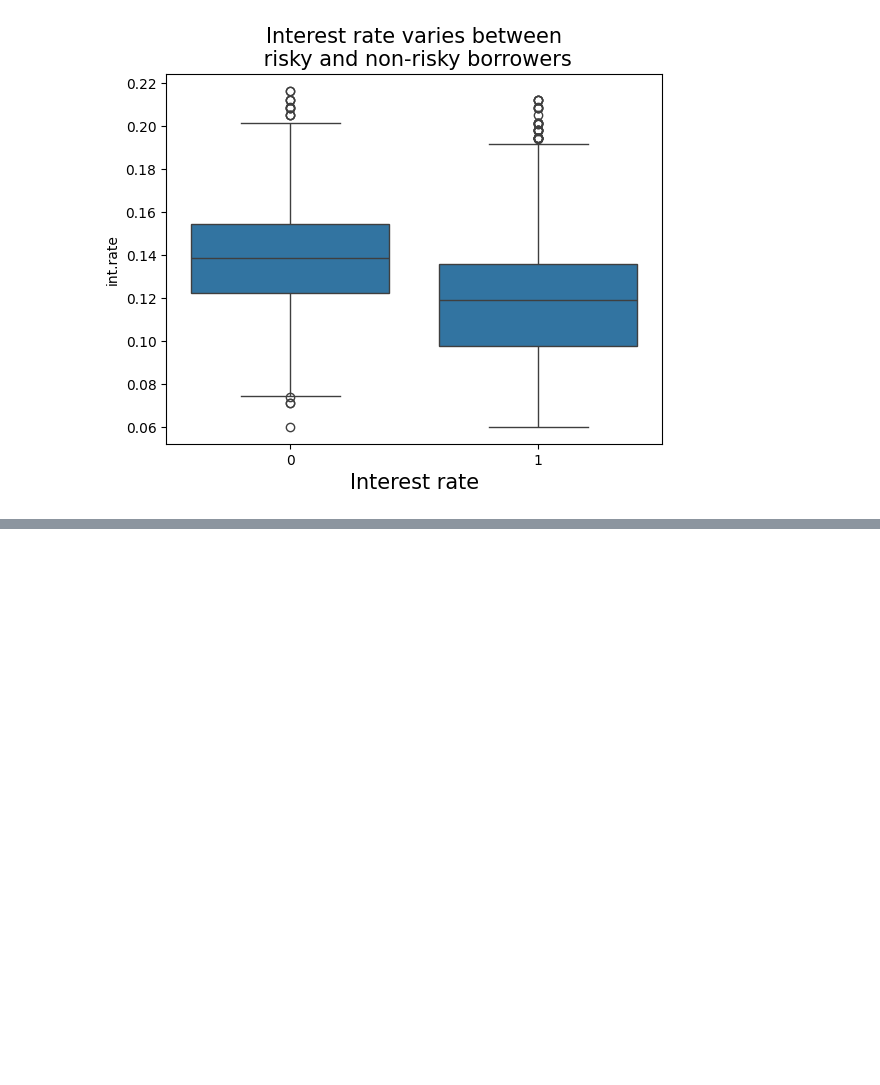
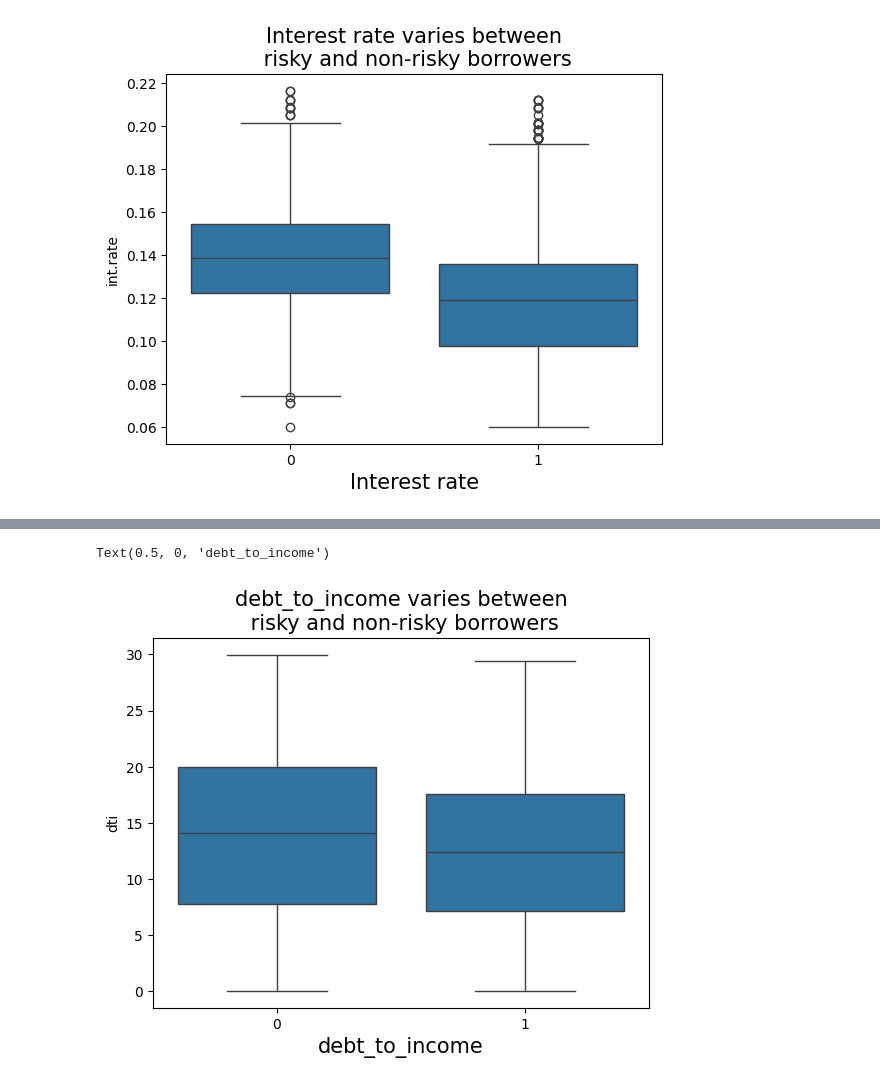
Before and after one commit to Bandi-krupa-Bhavani/AIML-2024-25, a Jupyter notebook: LAB_09.ipynb, the cells around one changed output, grey strips where cells are left out. Drawn from its saved outputs; the diff is of its cells as text; code cells hidden in the pictures; blank space fills up the shorter version.

```diff
--- a/LAB_09.ipynb
+++ b/LAB_09.ipynb
@@ -88,0 +105,8 @@ Text(0.5, 0, 'Interest rate')
+# %%
+sns.boxplot(x=df['credit.policy'],y=df['dti'])
+plt.title("debt_to_income varies between\n risky and non-risky borrowers",fontsize=15)
+plt.xlabel("Credit policy",fontsize=15)
+plt.xlabel("debt_to_income",fontsize=15)
+# %% [output]
+Text(0.5, 0, 'debt_to_income')
+[figure, added]
```
Also changed, not shown: parts of 36 cells of this notebook.
